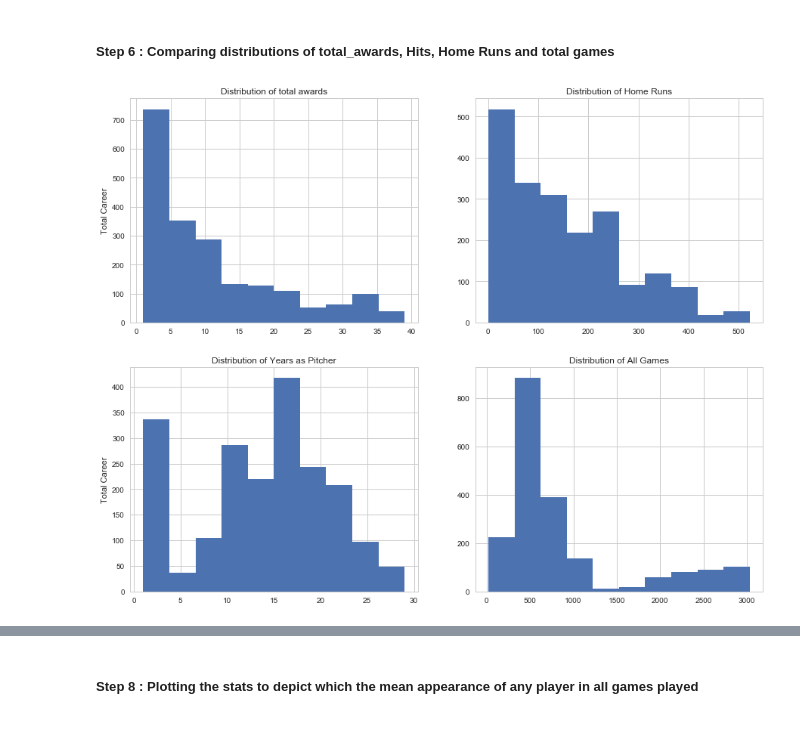
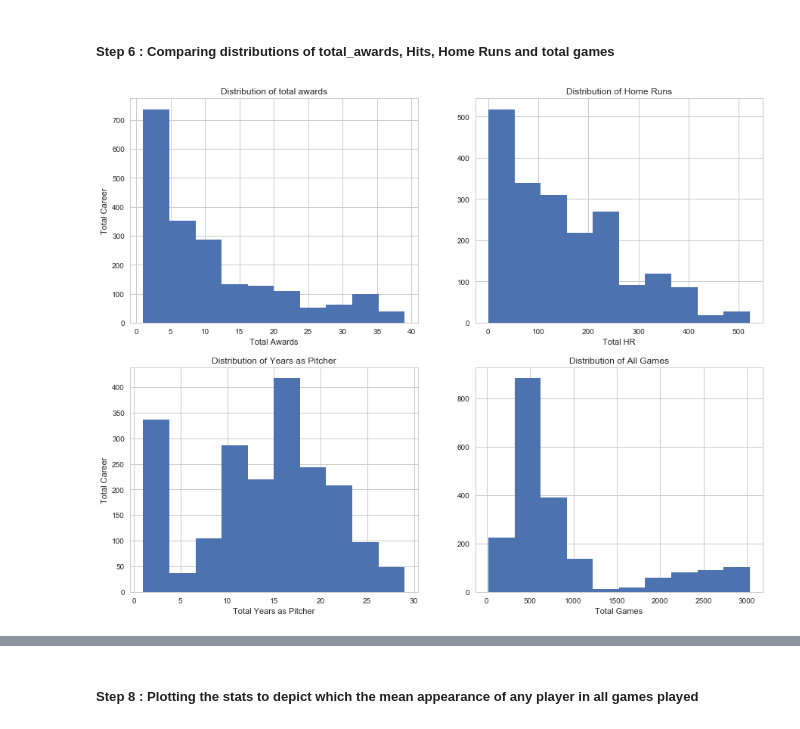
Before and after one commit to rupalgupta15/investigate-baseball-dataset, a Jupyter notebook: Project - Investigate a Dataset .ipynb, the cells around one changed output, grey strips where cells are left out. Cells and saved outputs as stored; diff of their text form; code cells hidden in the pictures.

```diff
--- a/Project - Investigate a Dataset .ipynb
+++ b/Project - Investigate a Dataset .ipynb
@@ -887,28 +1064,32 @@ print(final_stats.isnull().sum(axis=0).tolist())
 # %%
 # Import the `pyplot` module from `matplotlib`
 
 import matplotlib.pyplot as plt
 
 # Initializing the figure and add subplots
 fig = plt.figure(figsize=(15, 12))
 ax1 = fig.add_subplot(2,2,1)
 ax2 = fig.add_subplot(2,2,2)
 ax3 = fig.add_subplot(2,2,3)
 ax4 = fig.add_subplot(2,2,4)
 
 # Create distribution plots for Hits, Home Runs, Years Played and All Star Games
 ax1.hist(final_stats['total_awards'])
 ax1.set_title('Distribution of total awards')
+ax1.set_xlabel('Total Awards')
 ax1.set_ylabel('Total Career')
 ax2.hist(final_stats['HR'])
+ax2.set_xlabel('Total HR')
 ax2.set_title('Distribution of Home Runs')
 ax3.hist(final_stats['total_years_pitcher'])
 ax3.set_title('Distribution of Years as Pitcher')
+ax3.set_xlabel('Total Years as Pitcher')
 ax3.set_ylabel('Total Career')
 ax4.hist(final_stats['G_all'])
+ax4.set_xlabel('Total Games')
 ax4.set_title('Distribution of All Games')
 
 # Show the plot
 plt.show()
 # %% [output]
-[figure, old version]
+[figure, new version]
```
Also changed, not shown: parts of 26 cells of this notebook, 3 other files.
